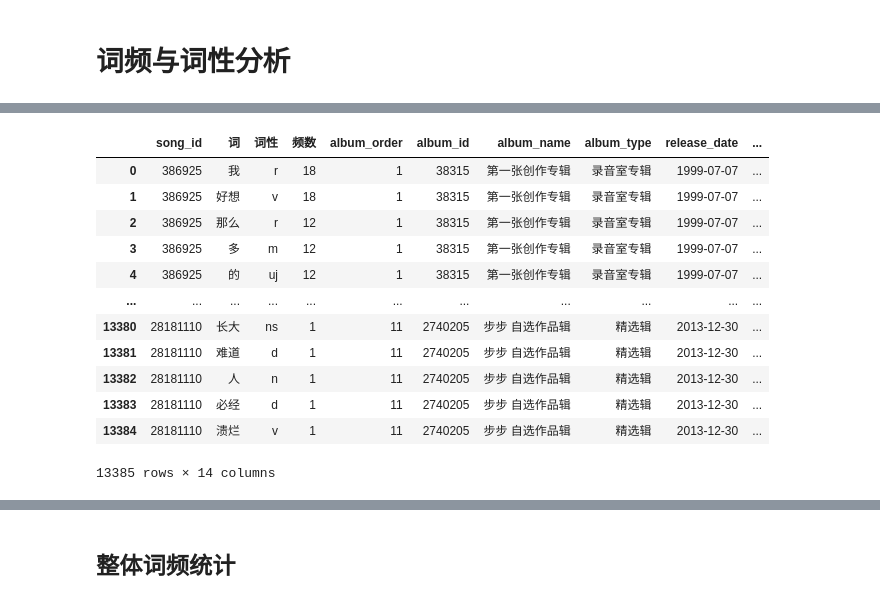
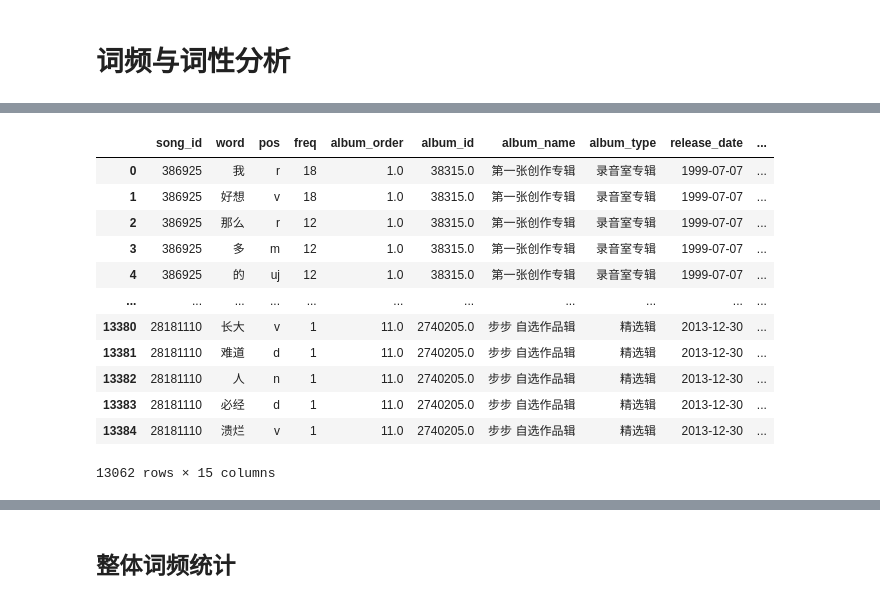
Before and after one commit to Kofi-W/net_charts, a Jupyter notebook: songs/mayday/data_crawler.ipynb, the cells around one changed output, grey strips where cells are left out. Drawn from its saved outputs; the diff is of its cells as text; code cells hidden in the pictures.

```diff
--- a/songs/mayday/data_crawler.ipynb
+++ b/songs/mayday/data_crawler.ipynb
@@ -80,5 +80,8 @@ Name: count, Length: 140, dtype: int64
 # %%
-df_unique = df_raw.drop_duplicates(subset='song_name', keep='first').copy()
+# 清除song_name中的标点符号
+# 完全抹除标点和其周围的所有空格
+df_raw['song_name_fixed'] = df_raw['song_name'].str.replace(r'\s*[^\w\s]\s*|_', '', regex=True).str.strip()
+df_unique = df_raw.drop_duplicates(subset='song_name_fixed', keep='first').copy()
 df_unique['song_name'] = df_unique['song_name'].astype(str)
 df_unique
 # %% [output]
@@ -254,6 +257,11 @@ for index, row in df_unique.iterrows():
         time.sleep(2)
 # %% [markdown]
 # 词频与词性分析
+# %%
+word_to_fix = {
+    '阮': 'r',
+    '袂': 'v'
+}
 # %%
 def process_lyrics_with_jieba(text):
     # 1. 词性标注与分词
@@ -266,7 +274,10 @@ def process_lyrics_with_jieba(text):
     for word, pos in words_with_pos:
         # 排除标点符号（x表示标点）及空白字符
         if pos != 'x' and len(word.strip()) > 0:
-            filtered_data.append((word, pos))
+            if word in word_to_fix:
+                filtered_data.append((word, word_to_fix[word]))
+            else:
+                filtered_data.append((word, pos))
 
     # 3. 统计词频
     word_counts = Counter([item[0] for item in filtered_data])
@@ -279,9 +290,9 @@ def process_lyrics_with_jieba(text):
     sorted_results = []
     for word, count in word_counts.most_common():
         sorted_results.append({
-            "词": word,
-            "词性": word_pos_map[word],
-            "频数": count
+            "word": word,
+            "pos": word_pos_map[word],
+            "freq": count # 词频
         })
 
     return sorted_results
@@ -320,9 +331,9 @@ for song_id, word_list in lyric_words_dict.items():
         # 创建新字典，保留原始数据并加入歌曲ID列
         new_row = {
             'song_id': song_id,
-            '词': item['词'],
-            '词性': item['词性'],
-            '频数': item['频数']
+            'word': item['word'],
+            'pos': item['pos'],
+            'freq': item['freq']
         }
         rows.append(new_row)
 
@@ -346,26 +357,29 @@ df_word
 # %%
 # 合并
 # 1. 确保 df_word 的 song_id 是字符串
 df_word['song_id'] = df_word['song_id'].astype(str)
 
 # 2. 确保 df_unique 的 song_id 是字符串（并去掉可能存在的空格）
 df_unique['song_id'] = df_unique['song_id'].astype(str).str.strip()
 
 # 3. 执行合并
 df_merged = df_word.merge(df_unique, on='song_id', how='left')
 
+# 4. 删除空值
+df_merged = df_merged.dropna()
+
 df_merged
 # %% [output]
-|  | song_id | 词 | 词性 | 频数 | album_order | album_id | album_name | album_type | release_date | ... |
-| 0 | 386925 | 我 | r | 18 | 1 | 38315 | 第一张创作专辑 | 录音室专辑 | 1999-07-07 | ... |
-| 1 | 386925 | 好想 | v | 18 | 1 | 38315 | 第一张创作专辑 | 录音室专辑 | 1999-07-07 | ... |
-| 2 | 386925 | 那么 | r | 12 | 1 | 38315 | 第一张创作专辑 | 录音室专辑 | 1999-07-07 | ... |
-| 3 | 386925 | 多 | m | 12 | 1 | 38315 | 第一张创作专辑 | 录音室专辑 | 1999-07-07 | ... |
-| 4 | 386925 | 的 | uj | 12 | 1 | 38315 | 第一张创作专辑 | 录音室专辑 | 1999-07-07 | ... |
+|  | song_id | word | pos | freq | album_order | album_id | album_name | album_type | release_date | ... |
+| 0 | 386925 | 我 | r | 18 | 1.0 | 38315.0 | 第一张创作专辑 | 录音室专辑 | 1999-07-07 | ... |
+| 1 | 386925 | 好想 | v | 18 | 1.0 | 38315.0 | 第一张创作专辑 | 录音室专辑 | 1999-07-07 | ... |
+| 2 | 386925 | 那么 | r | 12 | 1.0 | 38315.0 | 第一张创作专辑 | 录音室专辑 | 1999-07-07 | ... |
+| 3 | 386925 | 多 | m | 12 | 1.0 | 38315.0 | 第一张创作专辑 | 录音室专辑 | 1999-07-07 | ... |
+| 4 | 386925 | 的 | uj | 12 | 1.0 | 38315.0 | 第一张创作专辑 | 录音室专辑 | 1999-07-07 | ... |
 | ... | ... | ... | ... | ... | ... | ... | ... | ... | ... | ... |
-| 13380 | 28181110 | 长大 | ns | 1 | 11 | 2740205 | 步步 自选作品辑 | 精选辑 | 2013-12-30 | ... |
-| 13381 | 28181110 | 难道 | d | 1 | 11 | 2740205 | 步步 自选作品辑 | 精选辑 | 2013-12-30 | ... |
-| 13382 | 28181110 | 人 | n | 1 | 11 | 2740205 | 步步 自选作品辑 | 精选辑 | 2013-12-30 | ... |
-| 13383 | 28181110 | 必经 | d | 1 | 11 | 2740205 | 步步 自选作品辑 | 精选辑 | 2013-12-30 | ... |
-| 13384 | 28181110 | 溃烂 | v | 1 | 11 | 2740205 | 步步 自选作品辑 | 精选辑 | 2013-12-30 | ... |
+| 13380 | 28181110 | 长大 | v | 1 | 11.0 | 2740205.0 | 步步 自选作品辑 | 精选辑 | 2013-12-30 | ... |
+| 13381 | 28181110 | 难道 | d | 1 | 11.0 | 2740205.0 | 步步 自选作品辑 | 精选辑 | 2013-12-30 | ... |
+| 13382 | 28181110 | 人 | n | 1 | 11.0 | 2740205.0 | 步步 自选作品辑 | 精选辑 | 2013-12-30 | ... |
+| 13383 | 28181110 | 必经 | d | 1 | 11.0 | 2740205.0 | 步步 自选作品辑 | 精选辑 | 2013-12-30 | ... |
+| 13384 | 28181110 | 溃烂 | v | 1 | 11.0 | 2740205.0 | 步步 自选作品辑 | 精选辑 | 2013-12-30 | ... |
-13385 rows × 14 columns
+13062 rows × 15 columns
```
Also changed, not shown: parts of 8 cells of this notebook, 12 other files.
